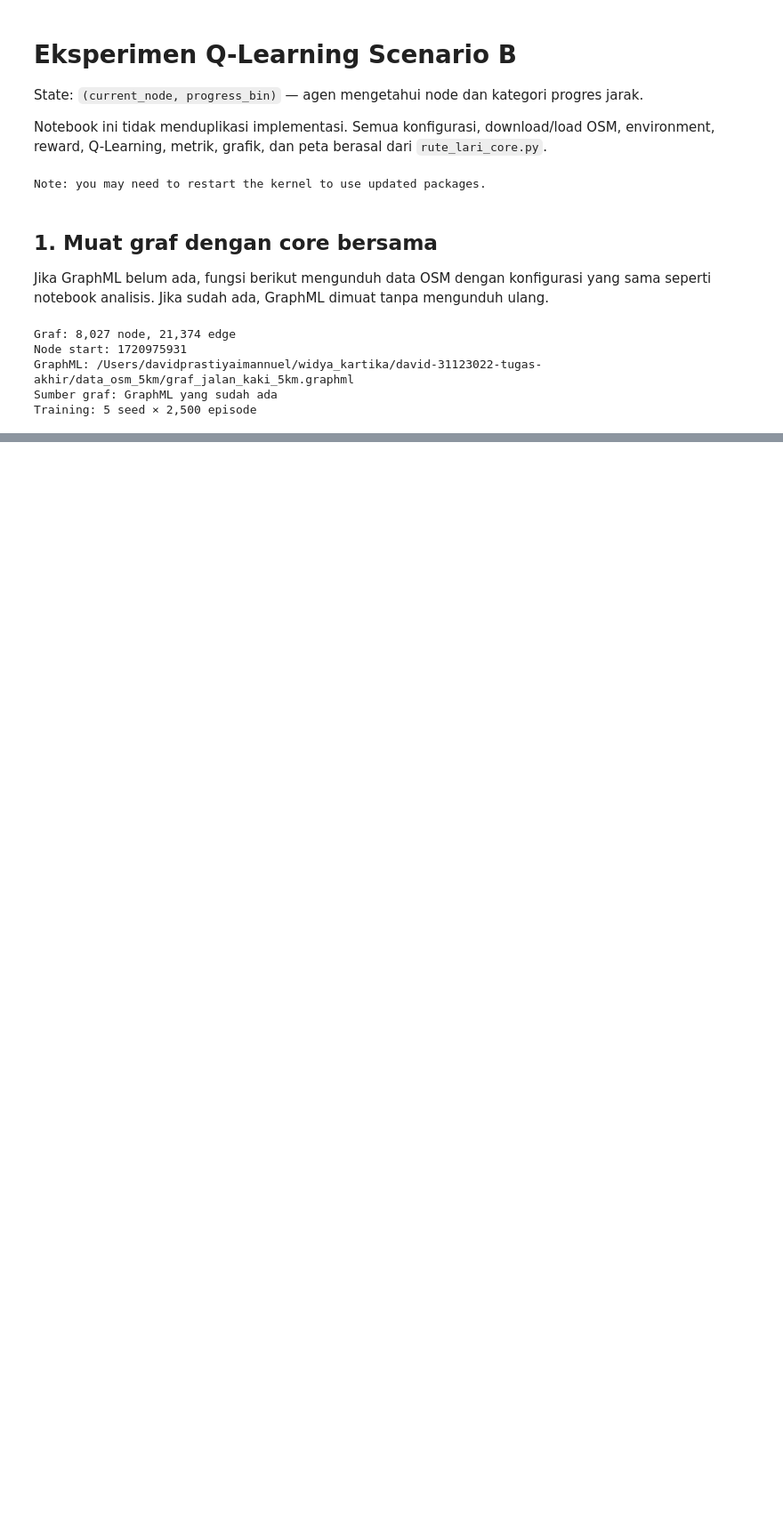
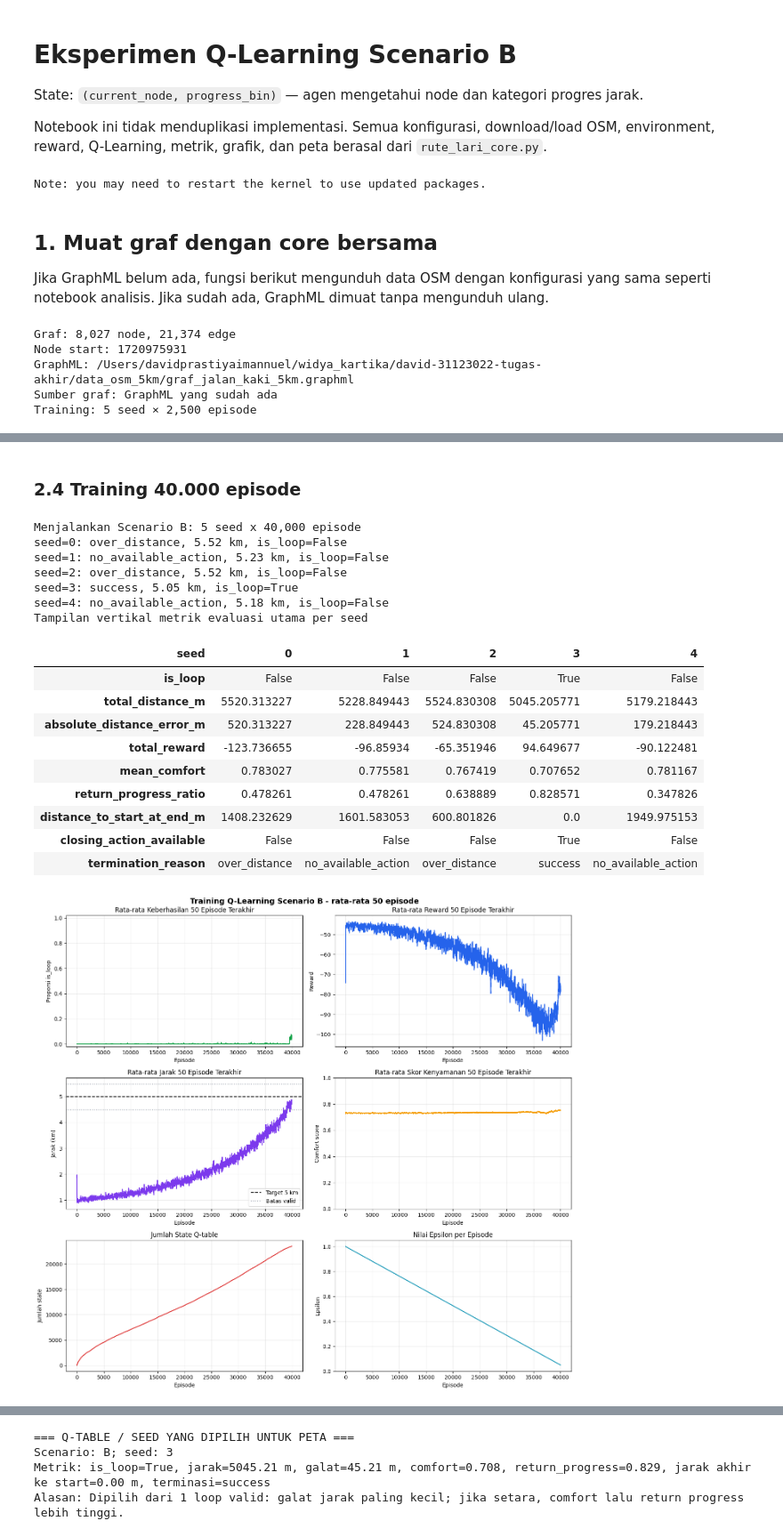
Before and after one commit to davidimannuel/uwika-ta-31123022-2026, a Jupyter notebook: scenario_B.ipynb, the cells around one changed output, grey strips where cells are left out. Shown at 89% size. Drawn from its saved outputs; the diff is of its cells as text; code cells hidden in the pictures; blank space fills up the shorter version.

```diff
--- a/scenario_B.ipynb
+++ b/scenario_B.ipynb
@@ -81,0 +180,30 @@ Peta: /Users/davidprastiyaimannuel/widya_kartika/david-31123022-tugas-akhir/hasi
+# %% [markdown]
+### 2.4 Training 40.000 episode
+# %%
+import importlib
+# Memastikan kernel memakai versi core terbaru yang mendukung parameter episodes.
+importlib.reload(rute_lari_core)
+
+result_b_40000 = rute_lari_core.run_scenario_experiment(
+    G, START_NODE, 'B', episodes=40_000,
+    result_subdir='sensitivitas_episode_40000_B',
+)
+# %% [output]
+Menjalankan Scenario B: 5 seed x 40,000 episode
+seed=0: over_distance, 5.52 km, is_loop=False
+seed=1: no_available_action, 5.23 km, is_loop=False
+seed=2: over_distance, 5.52 km, is_loop=False
+seed=3: success, 5.05 km, is_loop=True
+seed=4: no_available_action, 5.18 km, is_loop=False
+Tampilan vertikal metrik evaluasi utama per seed
+| seed | 0 | 1 | 2 | 3 | 4 |
+| is_loop | False | False | False | True | False |
+| total_distance_m | 5520.313227 | 5228.849443 | 5524.830308 | 5045.205771 | 5179.218443 |
+| absolute_distance_error_m | 520.313227 | 228.849443 | 524.830308 | 45.205771 | 179.218443 |
+| total_reward | -123.736655 | -96.85934 | -65.351946 | 94.649677 | -90.122481 |
+| mean_comfort | 0.783027 | 0.775581 | 0.767419 | 0.707652 | 0.781167 |
+| return_progress_ratio | 0.478261 | 0.478261 | 0.638889 | 0.828571 | 0.347826 |
+| distance_to_start_at_end_m | 1408.232629 | 1601.583053 | 600.801826 | 0.0 | 1949.975153 |
+| closing_action_available | False | False | False | True | False |
+| termination_reason | over_distance | no_available_action | over_distance | success | no_available_action |
+[figure, added]
@@ -81,0 +211,4 @@ Peta: /Users/davidprastiyaimannuel/widya_kartika/david-31123022-tugas-akhir/hasi
+=== Q-TABLE / SEED YANG DIPILIH UNTUK PETA ===
+Scenario: B; seed: 3
+Metrik: is_loop=True, jarak=5045.21 m, galat=45.21 m, comfort=0.708, return_progress=0.829, jarak akhir ke start=0.00 m, terminasi=success
+Alasan: Dipilih dari 1 loop valid: galat jarak paling kecil; jika setara, comfort lalu return progress lebih tinggi.
```
Also changed, not shown: parts of 15 cells of this notebook, 5 other files.
